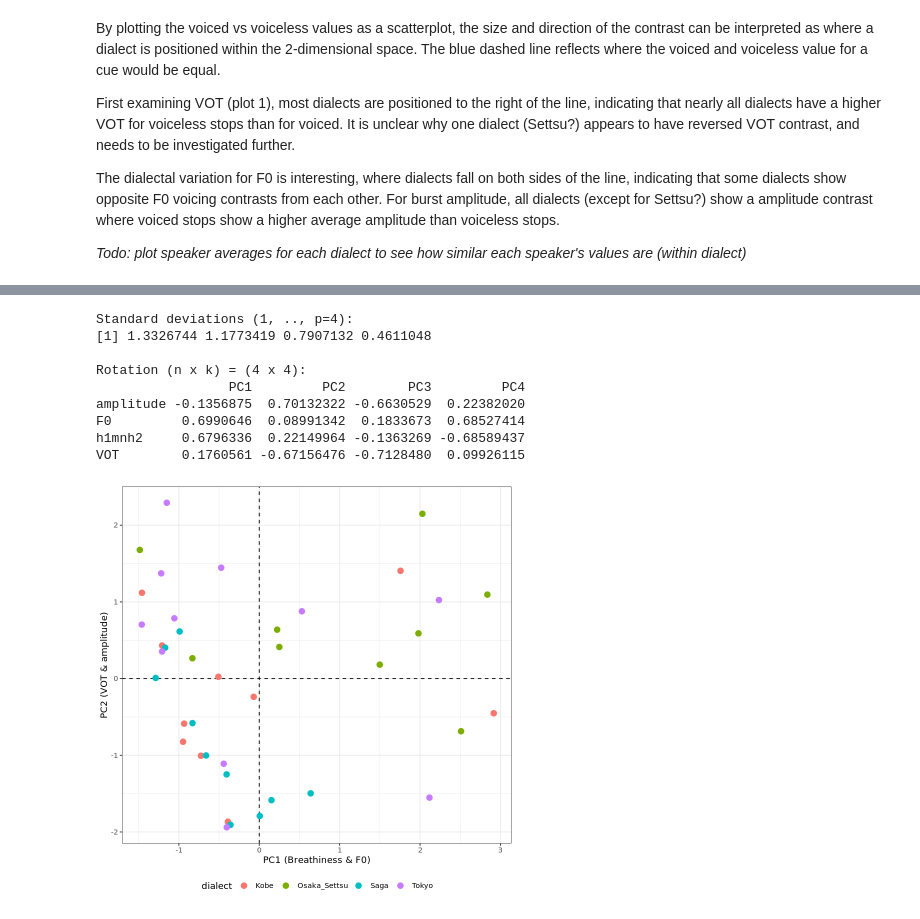
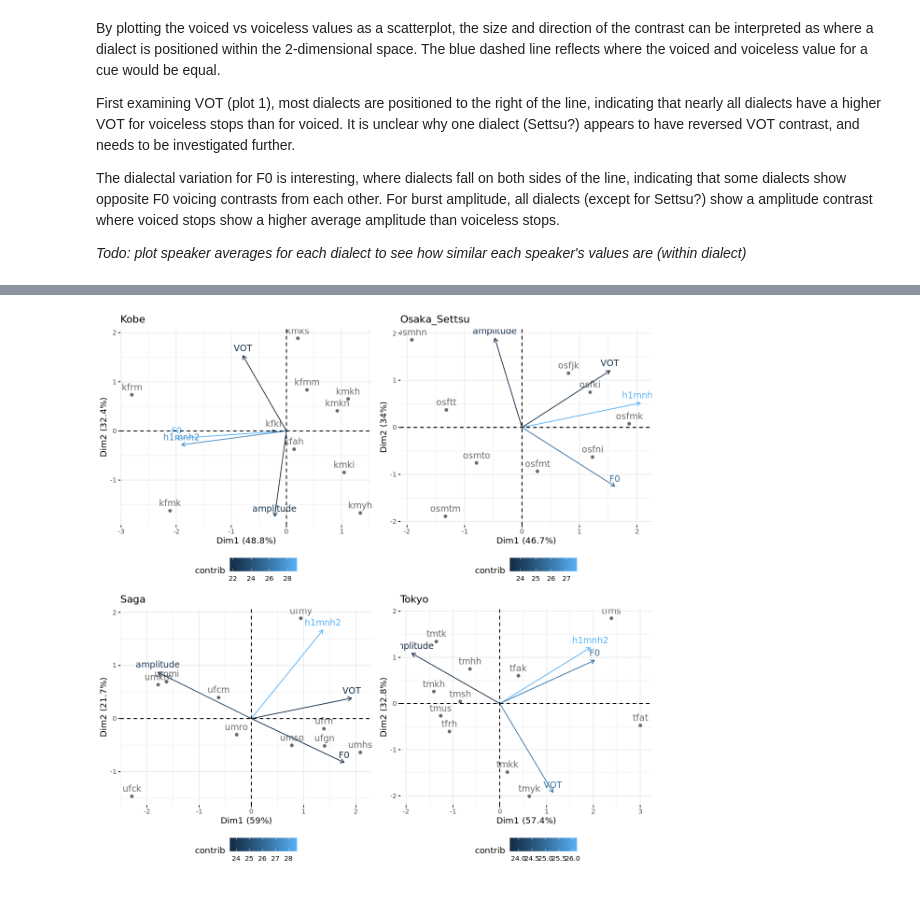
Before and after one commit to james-tanner/Japanese-Stops-Study, a Jupyter notebook: code/StopsAnalysis.ipynb, the cells around one changed output, grey strips where cells are left out. Saved outputs shown, nothing was run; the diff lists cells and outputs as text; code cells hidden in the pictures.

```diff
--- a/code/StopsAnalysis.ipynb
+++ b/code/StopsAnalysis.ipynb
@@ -116,12 +118,18 @@ SpeakerMeasures %>%
 SpeakerPCADf <- SpeakerMeasures %>%
     mutate(contrast = voiced - voiceless) %>%
     select(-voiced, -voiceless) %>%
-    spread(measure, contrast)
+    spread(measure, contrast) %>%
+    ungroup() %>%
+    group_by(dialect_eng) %>%
+    nest()
 
-## perform PCA, incl scaling and centring of cues
-PCA <- prcomp(select(ungroup(SpeakerPCADf), -speaker, -dialect_eng),
-              scale = TRUE, center = TRUE)
+## hacky way of converting speaker names to rows
+SpeakerPCADf$data[[1]] <- column_to_rownames(SpeakerPCADf$data[[1]], 'speaker')
+SpeakerPCADf$data[[2]] <- column_to_rownames(SpeakerPCADf$data[[2]], 'speaker')
+SpeakerPCADf$data[[3]] <- column_to_rownames(SpeakerPCADf$data[[3]], 'speaker')
+SpeakerPCADf$data[[4]] <- column_to_rownames(SpeakerPCADf$data[[4]], 'speaker')
 
-## re-add the dialect labels
-pcvals <- data.frame(PCA$x) %>%
-    mutate(dialect = SpeakerPCADf$dialect_eng)
+SpeakerPCADf <- SpeakerPCADf %>%
+    mutate(PCA = map(data, ~prcomp(.x, scale = TRUE, center = TRUE)))
+SpeakerPCADf$data
+SpeakerPCADf$PCA
@@ -128,25 +206,18 @@ pcvals <- data.frame(PCA$x) %>%
-# %%
-## print the loadings for the principal components
-PCA
-
-## plot each speaker's position with respect to
-## the first two principal components
-ggplot(pcvals, aes(x = PC1, y = PC2)) +
-    geom_hline(yintercept = 0, lty = 2) +
-    geom_vline(xintercept = 0, lty = 2) +
-    geom_point(aes(colour = dialect), size = 3) +
-    theme_bw() +
-    xlab("PC1 (Breathiness & F0)") +
-    ylab("PC2 (VOT & amplitude)") +
-    theme(legend.position = 'bottom')
-# %% [output]
-Standard deviations (1, .., p=4):
-[1] 1.3326744 1.1773419 0.7907132 0.4611048
-
-Rotation (n x k) = (4 x 4):
-                 PC1         PC2        PC3         PC4
-amplitude -0.1356875  0.70132322 -0.6630529  0.22382020
-F0         0.6990646  0.08991342  0.1833673  0.68527414
-h1mnh2     0.6796336  0.22149964 -0.1363269 -0.68589437
-VOT        0.1760561 -0.67156476 -0.7128480  0.09926115
-[figure, removed]
+# %%
+
+plots <- list()
+
+for (i in 1:nrow(SpeakerPCADf)) {
+    ## get dialect name and extract PCA
+    dialect <- SpeakerPCADf$dialect_eng[[i]]
+    pca <- SpeakerPCADf$PCA[[i]]
+
+    pcaplot <- fviz_pca_biplot(pca, col.var = 'contrib', col.ind = "#696969") +
+        ggtitle(dialect) +
+        theme(legend.position = 'bottom')
+    plots[[i]] <- pcaplot
+}
+
+grid.arrange(plots[[1]], plots[[2]], plots[[3]], plots[[4]])
+# %% [output]
+[figure, added]
```
Also changed, not shown: parts of 4 cells of this notebook.
